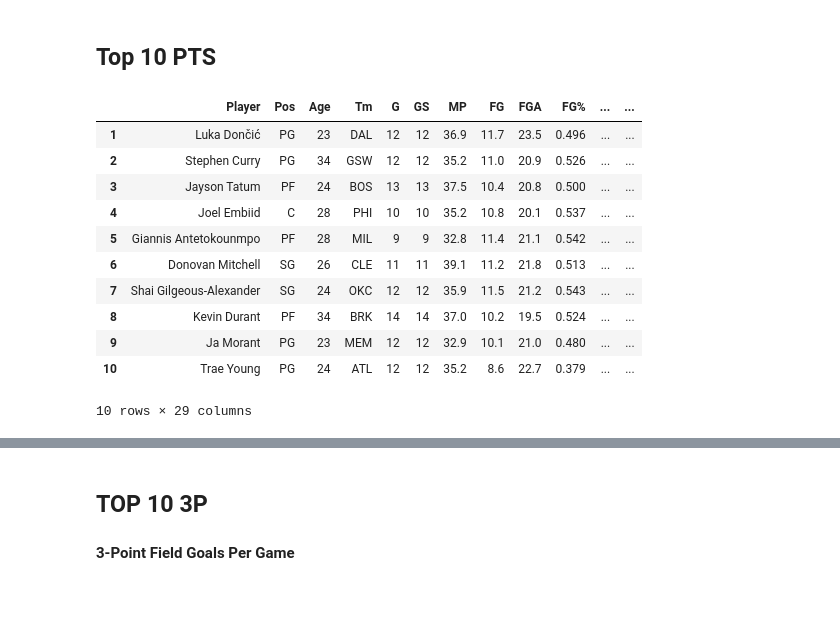
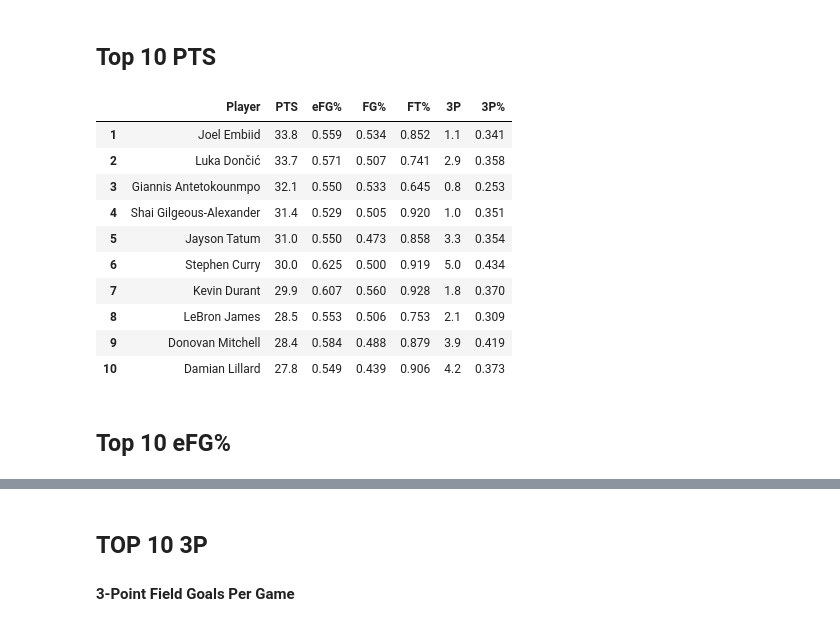
Before and after one commit to arthurazevedods/NBA, a Jupyter notebook: 2022-23 NBA Player Stats.ipynb, the cells around one changed output, grey strips where cells are left out. Drawn from its saved outputs; the diff is of its cells as text; code cells hidden in the pictures; blank space fills up the shorter version.

```diff
--- a/2022-23 NBA Player Stats.ipynb
+++ b/2022-23 NBA Player Stats.ipynb
@@ -23,7 +17,7 @@ soup = BeautifulSoup(html)
 rows = soup.findAll('tr')[1:]
 players_stats = [[td.getText() for td in rows[i].findAll('td')] for i in range(len(rows))]
 # %%
-headers = [th.getText() for th in soup_nba.findAll('tr', limit=2)[0].findAll('th')]
+headers = [th.getText() for th in soup.findAll('tr', limit=2)[0].findAll('th')]
 headers
 # %% [output]
 ['Rk',
@@ -293,17 +264,18 @@ top_players(df_stats,'AST')
 # %% [markdown]
 ## Top 10 PTS
 # %%
-top_players(df_stats,'PTS')
+top_players(df_stats,'PTS')[['Player','PTS','eFG%','FG%','FT%','3P','3P%']]
 # %% [output]
-|  | Player | Pos | Age | Tm | G | GS | MP | FG | FGA | FG% | ... | ... |
-| 1 | Luka Dončić | PG | 23 | DAL | 12 | 12 | 36.9 | 11.7 | 23.5 | 0.496 | ... | ... |
-| 2 | Stephen Curry | PG | 34 | GSW | 12 | 12 | 35.2 | 11.0 | 20.9 | 0.526 | ... | ... |
-| 3 | Jayson Tatum | PF | 24 | BOS | 13 | 13 | 37.5 | 10.4 | 20.8 | 0.500 | ... | ... |
-| 4 | Joel Embiid | C | 28 | PHI | 10 | 10 | 35.2 | 10.8 | 20.1 | 0.537 | ... | ... |
-| 5 | Giannis Antetokounmpo | PF | 28 | MIL | 9 | 9 | 32.8 | 11.4 | 21.1 | 0.542 | ... | ... |
-| 6 | Donovan Mitchell | SG | 26 | CLE | 11 | 11 | 39.1 | 11.2 | 21.8 | 0.513 | ... | ... |
-| 7 | Shai Gilgeous-Alexander | SG | 24 | OKC | 12 | 12 | 35.9 | 11.5 | 21.2 | 0.543 | ... | ... |
-| 8 | Kevin Durant | PF | 34 | BRK | 14 | 14 | 37.0 | 10.2 | 19.5 | 0.524 | ... | ... |
-| 9 | Ja Morant | PG | 23 | MEM | 12 | 12 | 32.9 | 10.1 | 21.0 | 0.480 | ... | ... |
-| 10 | Trae Young | PG | 24 | ATL | 12 | 12 | 35.2 | 8.6 | 22.7 | 0.379 | ... | ... |
+|  | Player | PTS | eFG% | FG% | FT% | 3P | 3P% |
+| 1 | Joel Embiid | 33.8 | 0.559 | 0.534 | 0.852 | 1.1 | 0.341 |
+| 2 | Luka Dončić | 33.7 | 0.571 | 0.507 | 0.741 | 2.9 | 0.358 |
+| 3 | Giannis Antetokounmpo | 32.1 | 0.550 | 0.533 | 0.645 | 0.8 | 0.253 |
+| 4 | Shai Gilgeous-Alexander | 31.4 | 0.529 | 0.505 | 0.920 | 1.0 | 0.351 |
+| 5 | Jayson Tatum | 31.0 | 0.550 | 0.473 | 0.858 | 3.3 | 0.354 |
+| 6 | Stephen Curry | 30.0 | 0.625 | 0.500 | 0.919 | 5.0 | 0.434 |
+| 7 | Kevin Durant | 29.9 | 0.607 | 0.560 | 0.928 | 1.8 | 0.370 |
+| 8 | LeBron James | 28.5 | 0.553 | 0.506 | 0.753 | 2.1 | 0.309 |
+| 9 | Donovan Mitchell | 28.4 | 0.584 | 0.488 | 0.879 | 3.9 | 0.419 |
+| 10 | Damian Lillard | 27.8 | 0.549 | 0.439 | 0.906 | 4.2 | 0.373 |
-10 rows × 29 columns
+# %% [markdown]
+## Top 10 eFG%
```
Also changed, not shown: parts of 27 cells of this notebook, 4 other files.
